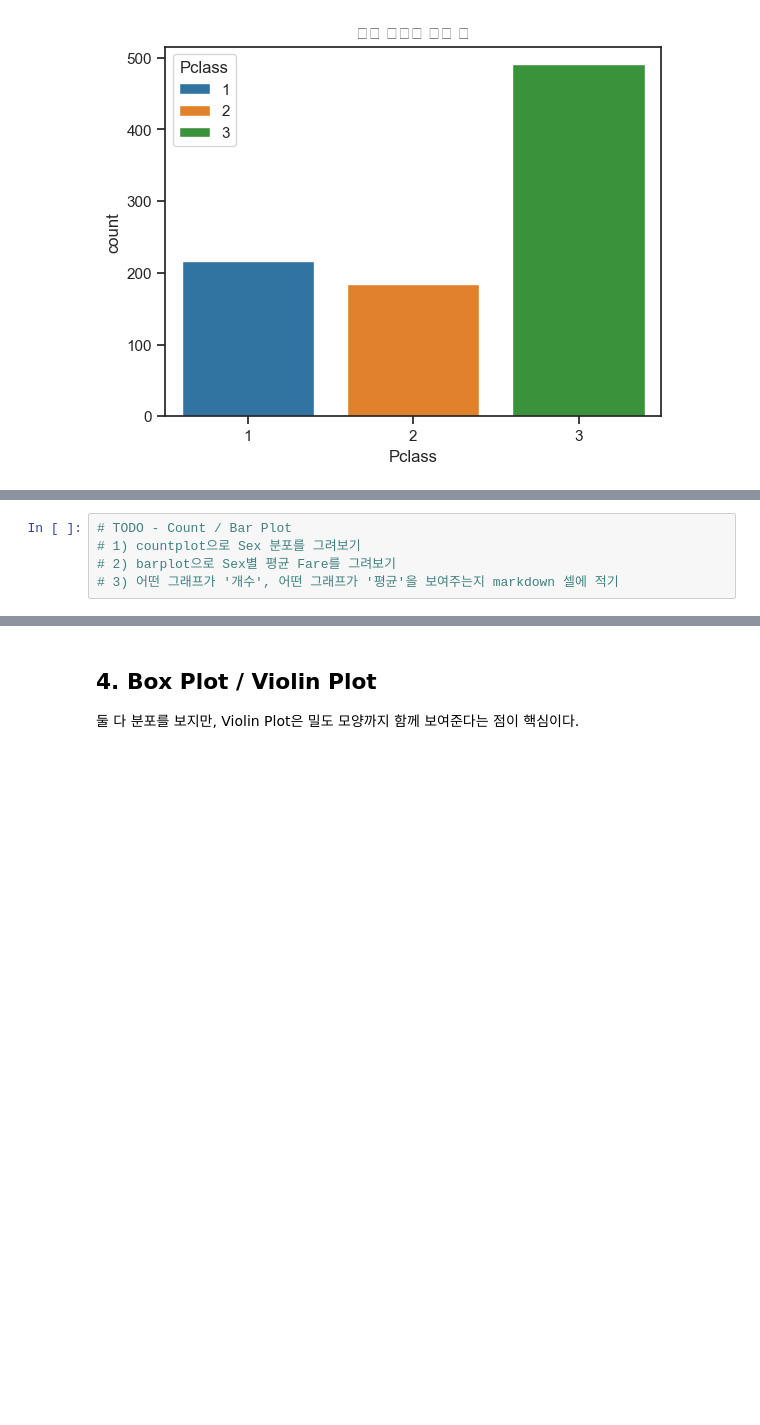
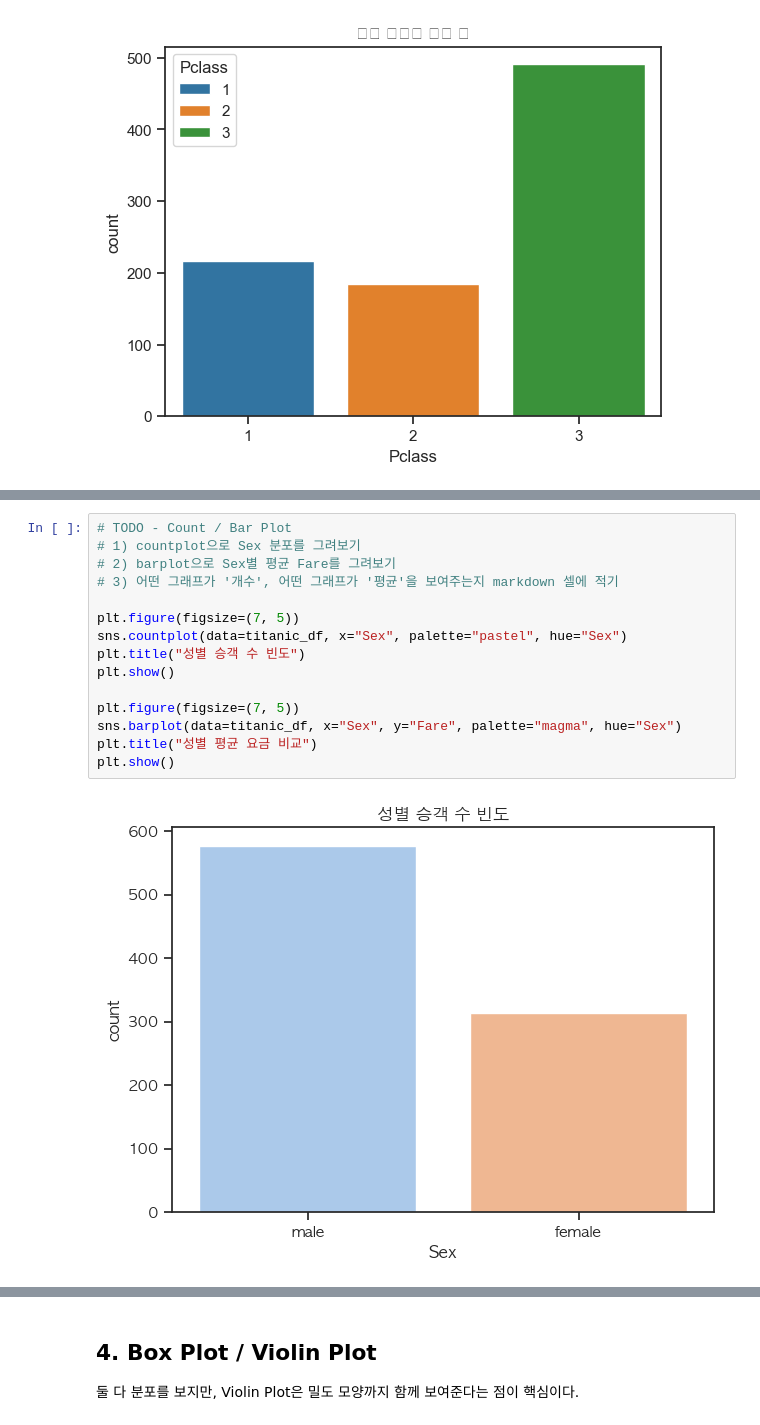
Before and after one commit to j-ai-616/04_data_analysis, a Jupyter notebook: 03_data_visualization/03_seaborn_chart.ipynb, the cells around one changed output, grey strips where cells are left out. Cells and saved outputs as stored; diff of their text form; blank space fills up the shorter version.

```diff
--- a/03_data_visualization/03_seaborn_chart.ipynb
+++ b/03_data_visualization/03_seaborn_chart.ipynb
@@ -190,5 +196,17 @@ plt.show()
 # %%
 # TODO - Count / Bar Plot
 # 1) countplot으로 Sex 분포를 그려보기
 # 2) barplot으로 Sex별 평균 Fare를 그려보기
 # 3) 어떤 그래프가 '개수', 어떤 그래프가 '평균'을 보여주는지 markdown 셀에 적기
+
+plt.figure(figsize=(7, 5))
+sns.countplot(data=titanic_df, x="Sex", palette="pastel", hue="Sex")
+plt.title("성별 승객 수 빈도")
+plt.show()
+
+plt.figure(figsize=(7, 5))
+sns.barplot(data=titanic_df, x="Sex", y="Fare", palette="magma", hue="Sex")
+plt.title("성별 평균 요금 비교")
+plt.show()
+# %% [output]
+[figure, added]
```
Also changed, not shown: parts of 10 cells of this notebook, 4 other files.
